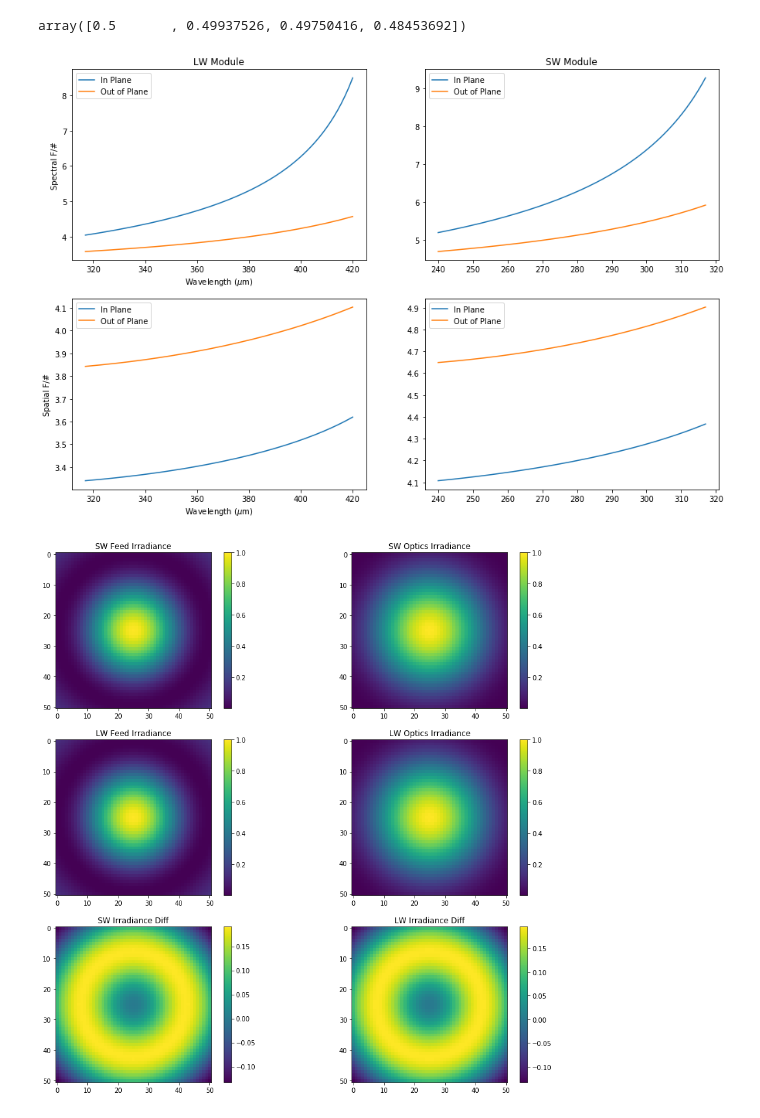
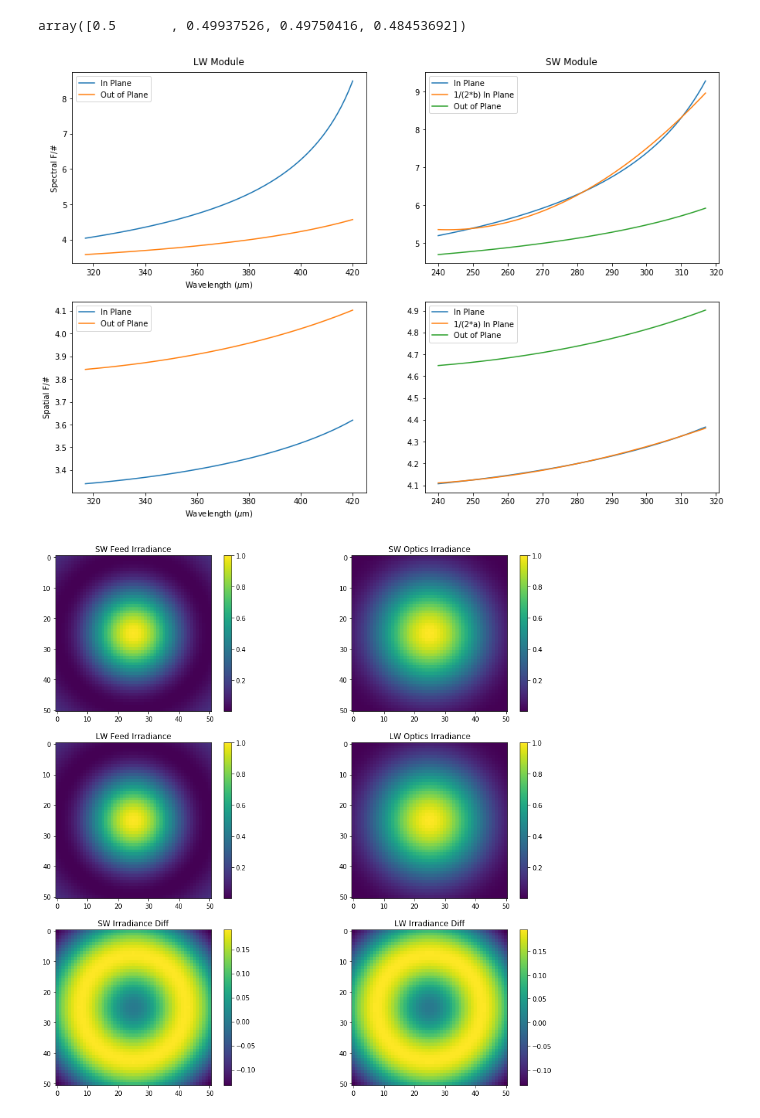
Before and after one commit to tim-balloon/tim-inst_modl, a Jupyter notebook: optics_analysis/Feed Horn F# Mismatch Calc.ipynb, the cells around one changed output. Saved outputs shown, nothing was run; the diff lists cells and outputs as text; code cells hidden in the pictures.

```diff
--- a/optics_analysis/Feed Horn F# Mismatch Calc.ipynb
+++ b/optics_analysis/Feed Horn F# Mismatch Calc.ipynb
@@ -101,34 +102,36 @@ ax_LW_T.set_xlabel(r'Wavelength ($\mu$m)')
 ax_LW_S.set_xlabel(r'Wavelength ($\mu$m)')
 
 ax_LW_S.set_ylabel('Spectral F/#')
 ax_LW_T.set_ylabel('Spatial F/#')
 
 ax_SW_T.plot(np.linspace(SW1,SW2,len(data_InPlane['SW']['TFNO'][13])),
              data_InPlane['SW']['TFNO'][13],**{'label': 'In Plane'})
+ax_SW_T.plot(wavs_SW, 1/(2*a_SW_InPlane),**{'label': '1/(2*a) In Plane'})
 ax_SW_T.plot(np.linspace(SW1,SW2,len(data_OutPlane['SW']['TFNO'][50])),
              data_OutPlane['SW']['TFNO'][50],**{'label': 'Out of Plane'})
 
 ax_SW_S.plot(np.linspace(SW1,SW2,len(data_InPlane['SW']['SFNO'][13])),
              data_InPlane['SW']['SFNO'][13],**{'label': 'In Plane'})
+ax_SW_S.plot(wavs_SW, 1/(2*b_SW_InPlane),**{'label': '1/(2*b) In Plane'})
 ax_SW_S.plot(np.linspace(SW1,SW2,len(data_OutPlane['SW']['SFNO'][50])),
              data_OutPlane['SW']['SFNO'][50],**{'label': 'Out of Plane'})
 
 ax_LW_T.plot(np.linspace(LW1,LW2,len(data_InPlane['LW']['TFNO'][13])),
              data_InPlane['LW']['TFNO'][13],**{'label': 'In Plane'})
 ax_LW_T.plot(np.linspace(LW1,LW2,len(data_OutPlane['LW']['TFNO'][50])),
              data_OutPlane['LW']['TFNO'][50],**{'label': 'Out of Plane'})
 
 ax_LW_S.plot(np.linspace(LW1,LW2,len(data_InPlane['LW']['SFNO'][13])),
              data_InPlane['LW']['SFNO'][13],**{'label': 'In Plane'})
 ax_LW_S.plot(np.linspace(LW1,LW2,len(data_OutPlane['LW']['SFNO'][50])),
              data_OutPlane['LW']['SFNO'][50],**{'label': 'Out of Plane'})
 
 ax_SW_T.legend()
 ax_SW_S.legend()
 ax_LW_T.legend()
 ax_LW_S.legend();
 # %% [output]
-[figure, old version]
+[figure, new version]
 # %%
 # Multiply fields, compute irradiance, compute power, normalize by power in corrugated feed field.
 coupling_SW = {'InPlane': np.empty(numWavs), 'OutPlane': np.empty(numWavs)}
```
Also changed, not shown: parts of 3 cells of this notebook.
